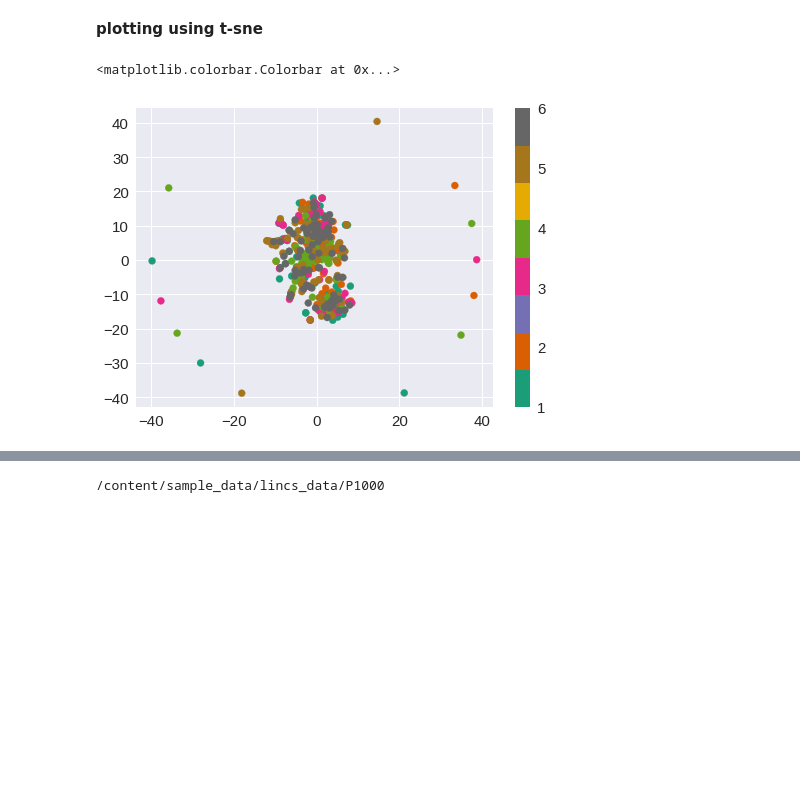
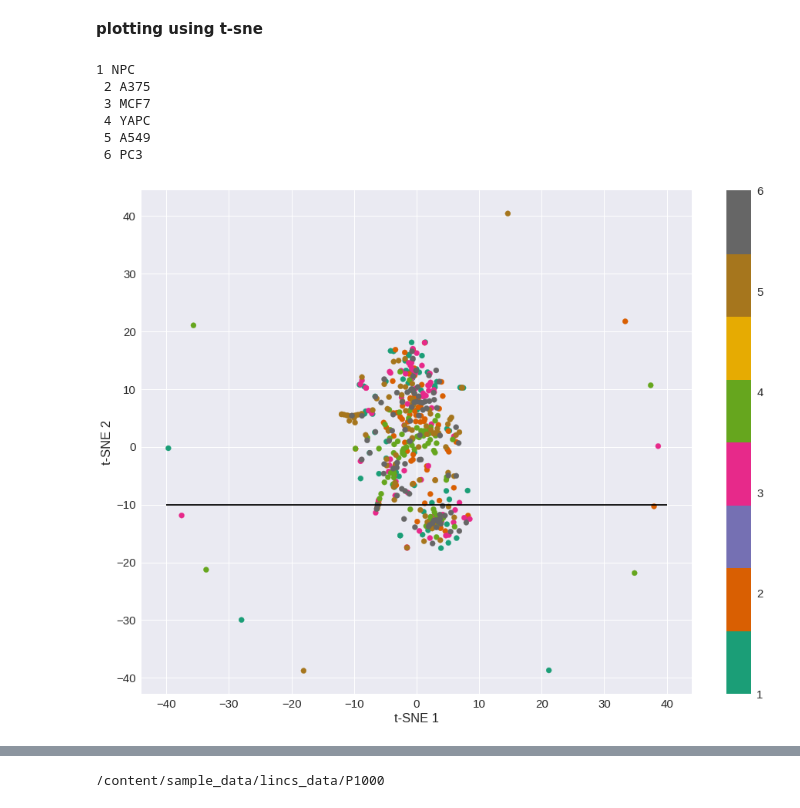
Before and after one commit to krishnakantsingh14/IntegratedOmics, a Jupyter notebook: kinase_analysis.ipynb, the cells around one changed output, grey strips where cells are left out. Saved outputs shown, nothing was run; the diff lists cells and outputs as text; code cells hidden in the pictures; blank space fills up the shorter version.

```diff
--- a/kinase_analysis.ipynb
+++ b/kinase_analysis.ipynb
@@ -480,14 +480,24 @@ low_dimensional = np.matmul( np.diag(Eval[:100]),v[:100,])
 # %%
 t_sne_drug = t_sneanalysis(pd.DataFrame(low_dimensional.T), dimension= 2, per= 50)
 # %%
+plt.rcParams['figure.figsize'] = (16,12)
 c = np.ones(498)
 c[83:83*2] = c[83:83*2]*2
 c[83*2:83*3] = c[83*2:83*3]*3
 c[83*3:83*4] = c[83*3:83*4]*4
 c[83*4:83*5] = c[83*4:83*5]*5
 c[83*5:83*6] = c[83*5:83*6]*6
 plt.scatter(t_sne_drug[:,1], t_sne_drug[:,0], c=c, cmap='Dark2')
+plt.hlines(-10, xmin=-40, xmax=40)
+plt.xlabel('t-SNE 1')
+plt.ylabel('t-SNE 2')
 plt.colorbar()
+print ('1 NPC \n 2 A375 \n 3 MCF7 \n 4 YAPC \n 5 A549 \n 6 PC3')
 # %% [output]
-<matplotlib.colorbar.Colorbar at 0x...>
+1 NPC
+ 2 A375
+ 3 MCF7
+ 4 YAPC
+ 5 A549
+ 6 PC3
-[figure, old version]
+[figure, new version]
```
Also changed, not shown: parts of 3 cells of this notebook.
